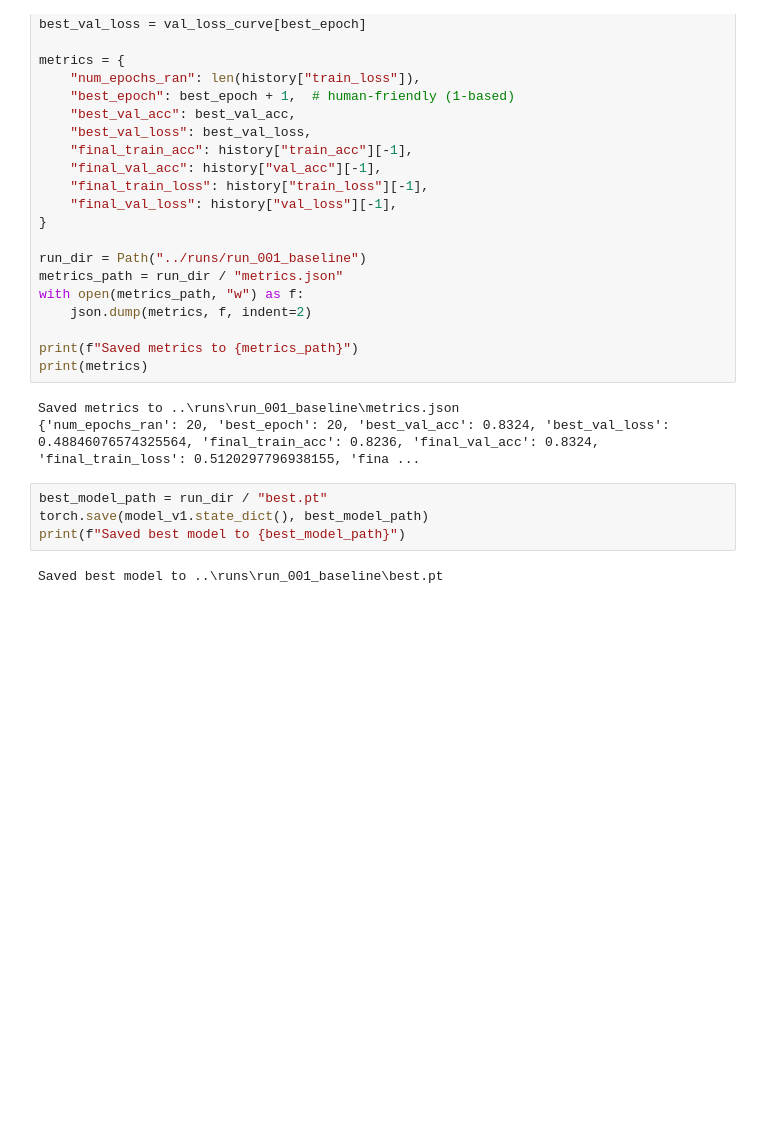
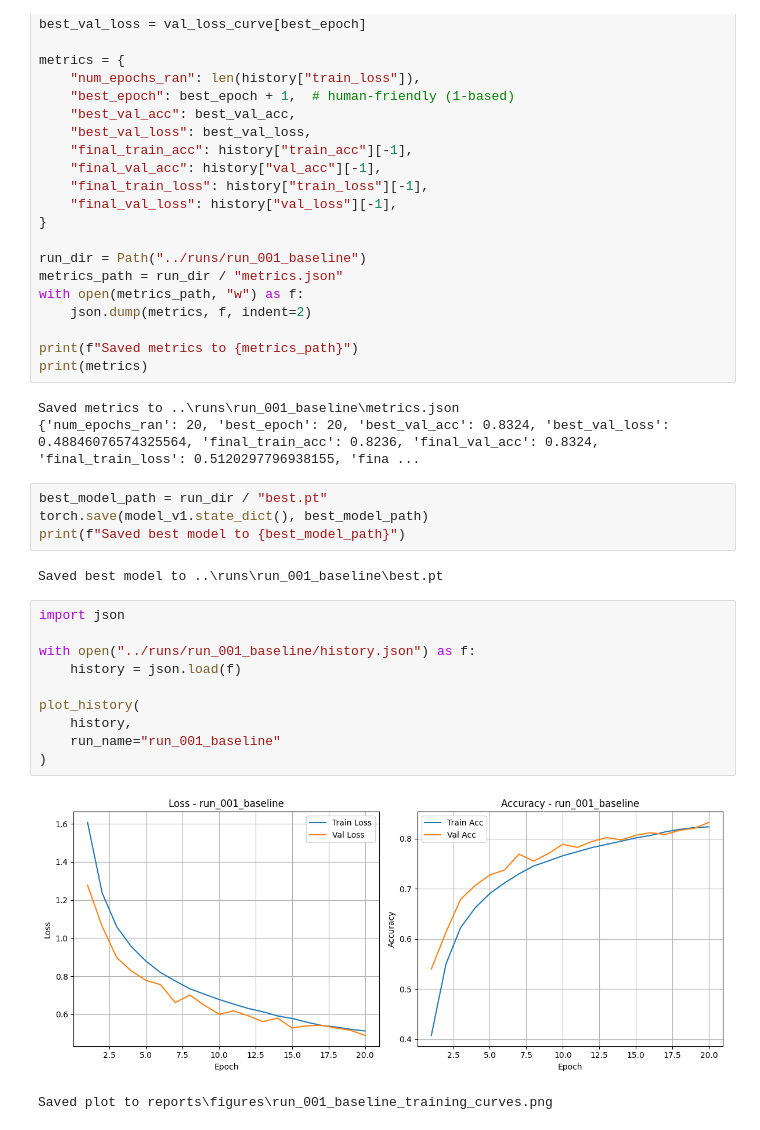
Before and after one commit to Sevada91/cifar10-modern-cnn, a Jupyter notebook: notebooks/02_training_and_evaluation.ipynb, the cells around one changed output. Cells and saved outputs as stored; diff of their text form; blank space fills up the shorter version.

Commit message:
plot the baseline model and save the result plot in figures

```diff
--- a/notebooks/02_training_and_evaluation.ipynb
+++ b/notebooks/02_training_and_evaluation.ipynb
@@ -179,3 +180,16 @@ torch.save(model_v1.state_dict(), best_model_path)
 print(f"Saved best model to {best_model_path}")
 # %% [output]
 Saved best model to ..\runs\run_001_baseline\best.pt
+# %%
+import json
+
+with open("../runs/run_001_baseline/history.json") as f:
+    history = json.load(f)
+
+plot_history(
+    history,
+    run_name="run_001_baseline"
+)
+# %% [output]
+[figure, added]
+Saved plot to reports\figures\run_001_baseline_training_curves.png
```
Also changed, not shown: parts of 1 cell of this notebook, 1 other file.
